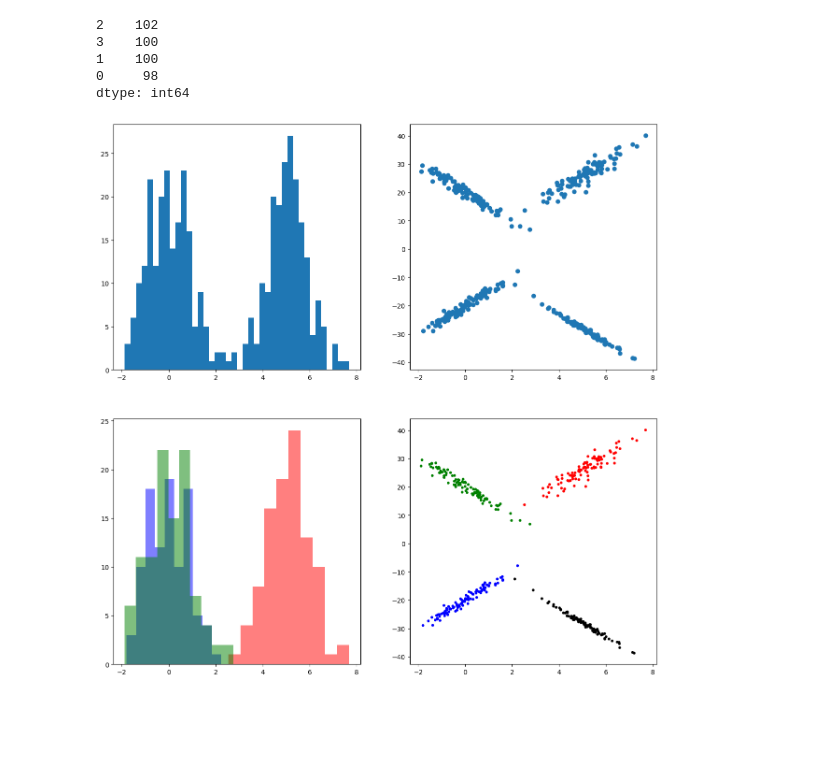
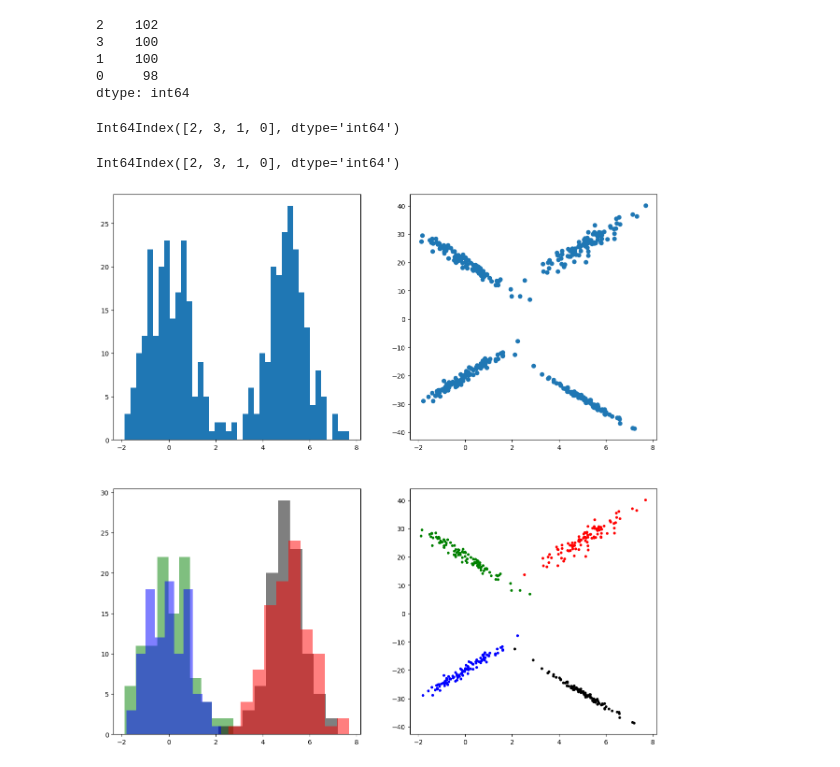
Before and after one commit to titzehong/EPA_regression, a Jupyter notebook: EPA Regression.ipynb, the cells around one changed output. Drawn from its saved outputs; the diff is of its cells as text; code cells hidden in the pictures; blank space fills up the shorter version.

```diff
--- a/EPA Regression.ipynb
+++ b/EPA Regression.ipynb
@@ -241,17 +247,27 @@ pd.Series(agglo_cluster_solution).value_counts()
 dtype: int64
 # %%
 col_map=['r', 'b', 'g','k','m','y','tab:orange']
+# %%
+inds = pd.Series(agglo_cluster_solution).value_counts().index
+# %%
+pd.Series(agglo_cluster_solution).value_counts().index
+# %% [output]
+Int64Index([2, 3, 1, 0], dtype='int64')
+# %%
+inds
+# %% [output]
+Int64Index([2, 3, 1, 0], dtype='int64')
 # %%
 fig, ax = plt.subplots(2,2,figsize=(15,15))
 
 ax[0,0].hist(Xs[:,1],bins=40)
 ax[0,1].scatter(Xs[:,1],Ys)
-inds = [0,1,2]
+
 for i in inds:
     ax[1,0].hist(Xs[:,1][np.where(agglo_cluster_solution==i)],
                  color=col_map[i],alpha=0.5)
 
 ax[1,1].scatter(Xs[:,1],Ys,c=[col_map[i] for i in agglo_cluster_solution],s=10)
 plt.show()
 # %% [output]
-[figure, old version]
+[figure, new version]
```
Also changed, not shown: parts of 9 cells of this notebook.
